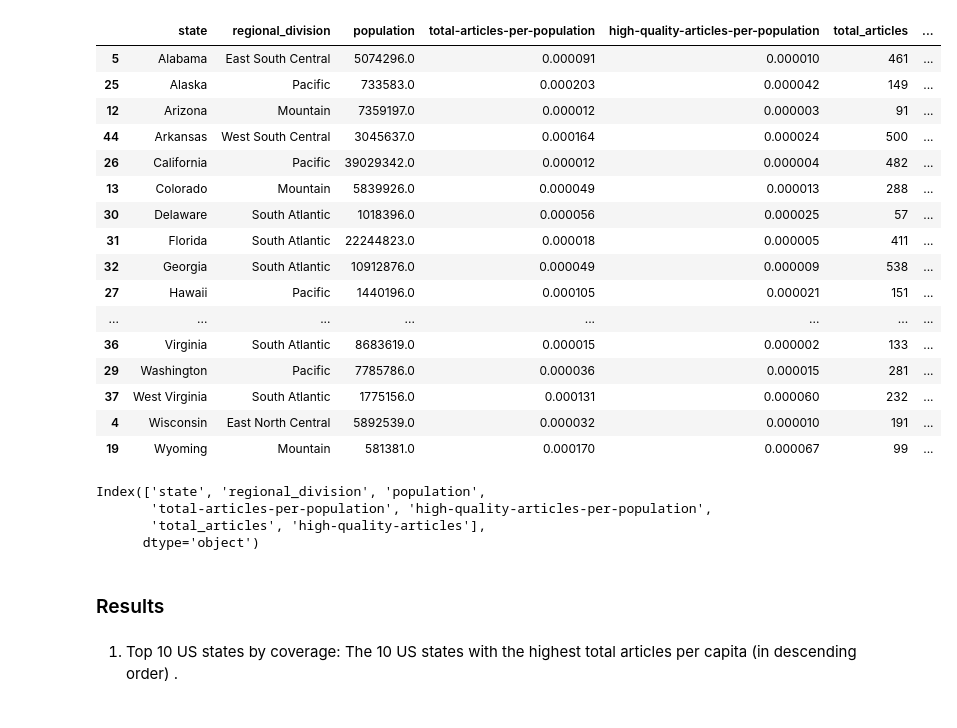
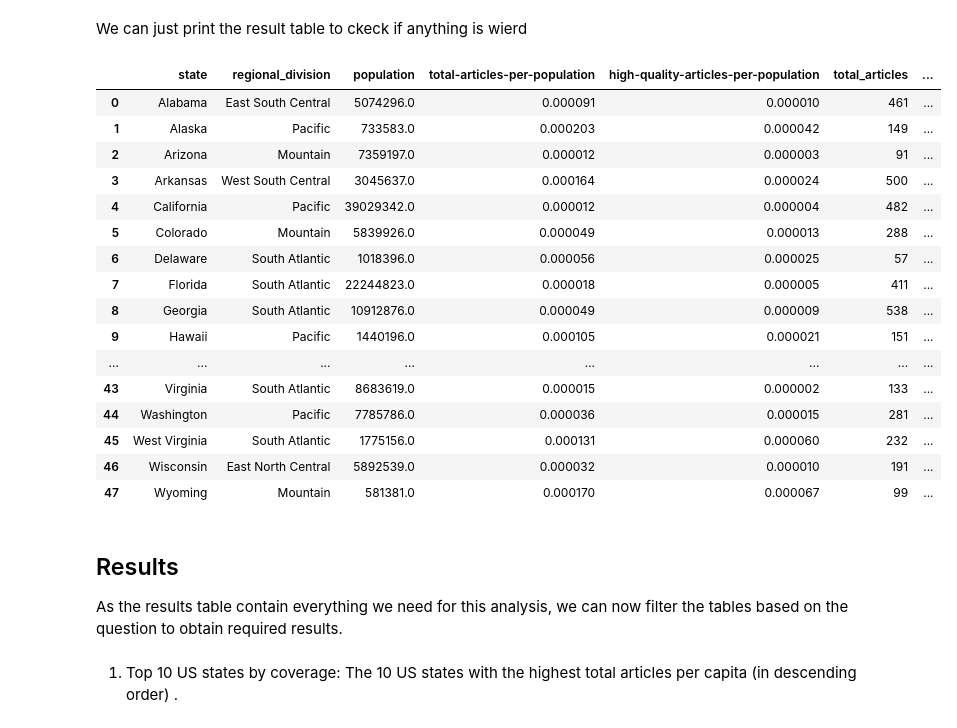
Before and after one commit to aadityarock2000/data-512-homework_2, a Jupyter notebook: data_analysis.ipynb, the cells around one changed output. Cells and saved outputs as stored; diff of their text form; code cells hidden in the pictures.

Commit message:
updated analysis files

```diff
--- a/data_analysis.ipynb
+++ b/data_analysis.ipynb
@@ -47,23 +40,3 @@ result.rename(columns={'article_title_total': 'total_articles', 'article_title_h
 result = result[['state', 'regional_division', 'population', 'total-articles-per-population', 'high-quality-articles-per-population', 'total_articles', 'high-quality-articles']]
 
 result = result.drop_duplicates().reset_index(drop = True)
-# %%
-result.sort_values('state')
-# %% [output]
-|  | state | regional_division | population | total-articles-per-population | high-quality-articles-per-population | total_articles | ... |
-| 5 | Alabama | East South Central | 5074296.0 | 0.000091 | 0.000010 | 461 | ... |
-| 25 | Alaska | Pacific | 733583.0 | 0.000203 | 0.000042 | 149 | ... |
-| 12 | Arizona | Mountain | 7359197.0 | 0.000012 | 0.000003 | 91 | ... |
-| 44 | Arkansas | West South Central | 3045637.0 | 0.000164 | 0.000024 | 500 | ... |
-| 26 | California | Pacific | 39029342.0 | 0.000012 | 0.000004 | 482 | ... |
-| 13 | Colorado | Mountain | 5839926.0 | 0.000049 | 0.000013 | 288 | ... |
-| 30 | Delaware | South Atlantic | 1018396.0 | 0.000056 | 0.000025 | 57 | ... |
-| 31 | Florida | South Atlantic | 22244823.0 | 0.000018 | 0.000005 | 411 | ... |
-| 32 | Georgia | South Atlantic | 10912876.0 | 0.000049 | 0.000009 | 538 | ... |
-| 27 | Hawaii | Pacific | 1440196.0 | 0.000105 | 0.000021 | 151 | ... |
-| ... | ... | ... | ... | ... | ... | ... | ... |
-| 36 | Virginia | South Atlantic | 8683619.0 | 0.000015 | 0.000002 | 133 | ... |
-| 29 | Washington | Pacific | 7785786.0 | 0.000036 | 0.000015 | 281 | ... |
-| 37 | West Virginia | South Atlantic | 1775156.0 | 0.000131 | 0.000060 | 232 | ... |
-| 4 | Wisconsin | East North Central | 5892539.0 | 0.000032 | 0.000010 | 191 | ... |
-| 19 | Wyoming | Mountain | 581381.0 | 0.000170 | 0.000067 | 99 | ... |
@@ -72,12 +43,29 @@ result.sort_values('state')
-# %%
-result.columns
-# %% [output]
-Index(['state', 'regional_division', 'population',
-       'total-articles-per-population', 'high-quality-articles-per-population',
-       'total_articles', 'high-quality-articles'],
-      dtype='object')
-# %% [markdown]
-### Results
+# %% [markdown]
+We can just print the result table to ckeck if anything is wierd
+# %%
+result.sort_values('state').reset_index(drop = True) #added reset_index to make it look cleaner
+# %% [output]
+|  | state | regional_division | population | total-articles-per-population | high-quality-articles-per-population | total_articles | ... |
+| 0 | Alabama | East South Central | 5074296.0 | 0.000091 | 0.000010 | 461 | ... |
+| 1 | Alaska | Pacific | 733583.0 | 0.000203 | 0.000042 | 149 | ... |
+| 2 | Arizona | Mountain | 7359197.0 | 0.000012 | 0.000003 | 91 | ... |
+| 3 | Arkansas | West South Central | 3045637.0 | 0.000164 | 0.000024 | 500 | ... |
+| 4 | California | Pacific | 39029342.0 | 0.000012 | 0.000004 | 482 | ... |
+| 5 | Colorado | Mountain | 5839926.0 | 0.000049 | 0.000013 | 288 | ... |
+| 6 | Delaware | South Atlantic | 1018396.0 | 0.000056 | 0.000025 | 57 | ... |
+| 7 | Florida | South Atlantic | 22244823.0 | 0.000018 | 0.000005 | 411 | ... |
+| 8 | Georgia | South Atlantic | 10912876.0 | 0.000049 | 0.000009 | 538 | ... |
+| 9 | Hawaii | Pacific | 1440196.0 | 0.000105 | 0.000021 | 151 | ... |
+| ... | ... | ... | ... | ... | ... | ... | ... |
+| 43 | Virginia | South Atlantic | 8683619.0 | 0.000015 | 0.000002 | 133 | ... |
+| 44 | Washington | Pacific | 7785786.0 | 0.000036 | 0.000015 | 281 | ... |
+| 45 | West Virginia | South Atlantic | 1775156.0 | 0.000131 | 0.000060 | 232 | ... |
+| 46 | Wisconsin | East North Central | 5892539.0 | 0.000032 | 0.000010 | 191 | ... |
+| 47 | Wyoming | Mountain | 581381.0 | 0.000170 | 0.000067 | 99 | ... |
+# %% [markdown]
+## Results
+
+As the results table contain everything we need for this analysis, we can now filter the tables based on the question to obtain required results.
 # %% [markdown]
 1. Top 10 US states by coverage: The 10 US states with the highest total articles per capita (in descending order) .
 # %%
```
Also changed, not shown: parts of 17 cells of this notebook.
